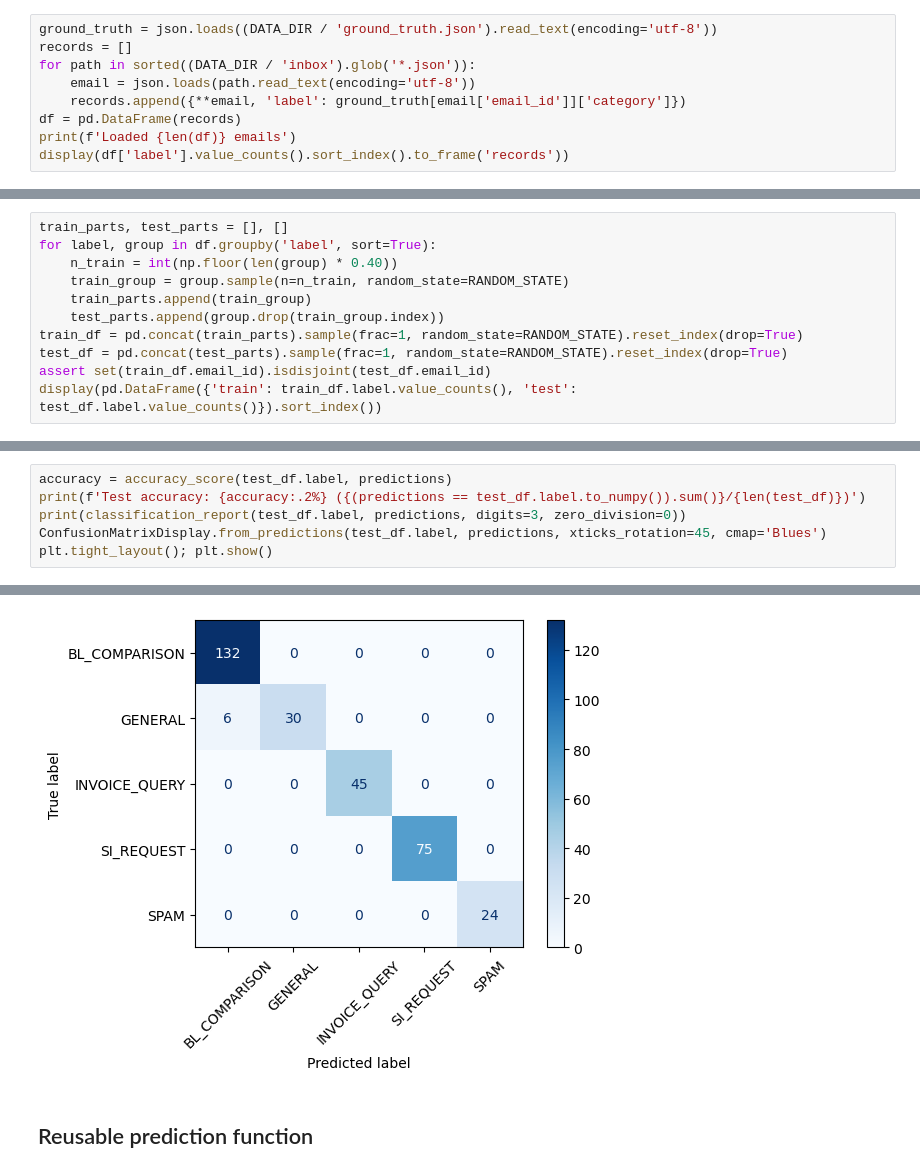
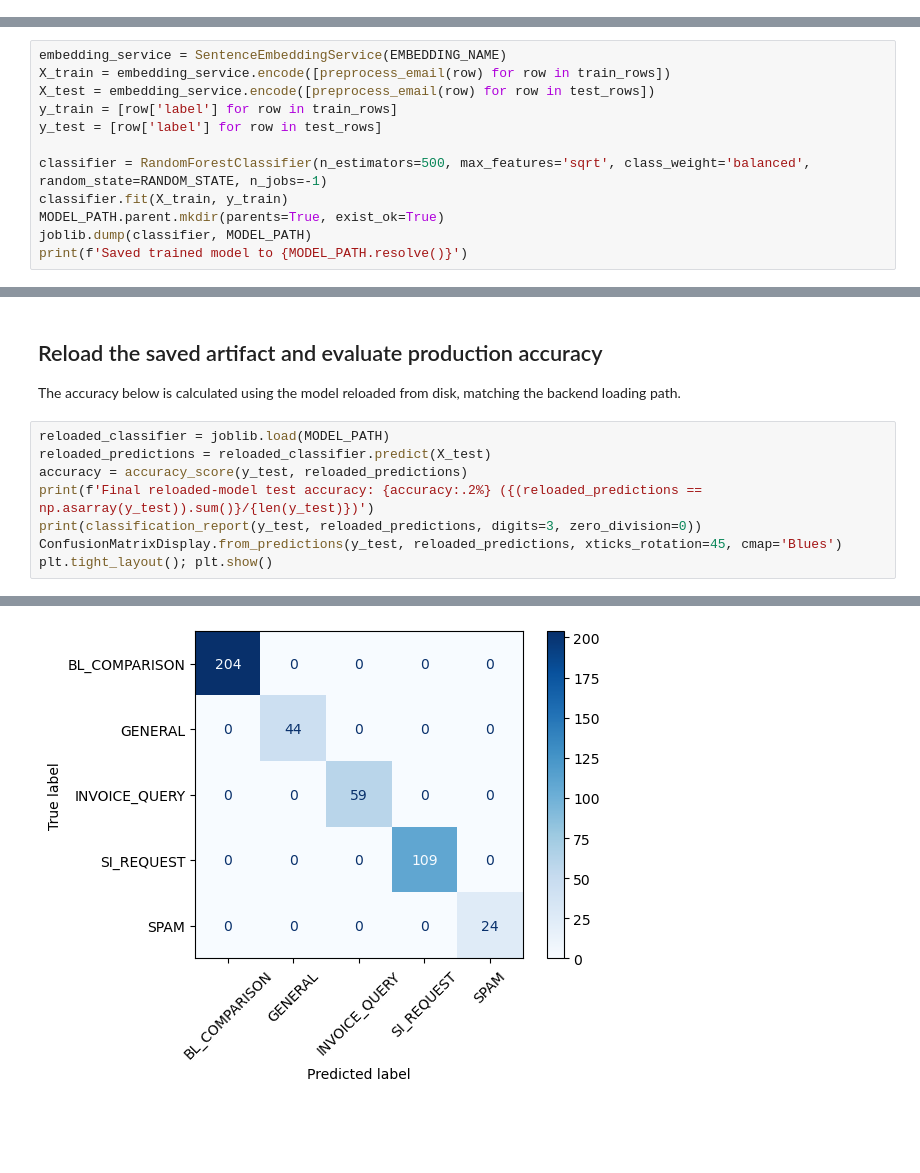
Before and after one commit to SGTK06/dareDEVils-AverisXMonash-Hackathon, a Jupyter notebook: classifier_playground.ipynb, the cells around one changed output, grey strips where cells are left out. Saved outputs shown, nothing was run; the diff lists cells and outputs as text; blank space fills up the shorter version.

```diff
--- a/classifier_playground.ipynb
+++ b/classifier_playground.ipynb
@@ -17,9 +20,0 @@ DATA_DIR = Path('data_v2')
-# %%
-ground_truth = json.loads((DATA_DIR / 'ground_truth.json').read_text(encoding='utf-8'))
-records = []
-for path in sorted((DATA_DIR / 'inbox').glob('*.json')):
-    email = json.loads(path.read_text(encoding='utf-8'))
-    records.append({**email, 'label': ground_truth[email['email_id']]['category']})
-df = pd.DataFrame(records)
-print(f'Loaded {len(df)} emails')
-display(df['label'].value_counts().sort_index().to_frame('records'))
@@ -61,11 +20,0 @@ Sampling is independent within each label. The test set is every remaining recor
-# %%
-train_parts, test_parts = [], []
-for label, group in df.groupby('label', sort=True):
-    n_train = int(np.floor(len(group) * 0.40))
-    train_group = group.sample(n=n_train, random_state=RANDOM_STATE)
-    train_parts.append(train_group)
-    test_parts.append(group.drop(train_group.index))
-train_df = pd.concat(train_parts).sample(frac=1, random_state=RANDOM_STATE).reset_index(drop=True)
-test_df = pd.concat(test_parts).sample(frac=1, random_state=RANDOM_STATE).reset_index(drop=True)
-assert set(train_df.email_id).isdisjoint(test_df.email_id)
-display(pd.DataFrame({'train': train_df.label.value_counts(), 'test': test_df.label.value_counts()}).sort_index())
@@ -92,0 +53,12 @@ Warning: You are sending unauthenticated requests to the HF Hub. Please set a HF
+# %%
+embedding_service = SentenceEmbeddingService(EMBEDDING_NAME)
+X_train = embedding_service.encode([preprocess_email(row) for row in train_rows])
+X_test = embedding_service.encode([preprocess_email(row) for row in test_rows])
+y_train = [row['label'] for row in train_rows]
+y_test = [row['label'] for row in test_rows]
+
+classifier = RandomForestClassifier(n_estimators=500, max_features='sqrt', class_weight='balanced', random_state=RANDOM_STATE, n_jobs=-1)
+classifier.fit(X_train, y_train)
+MODEL_PATH.parent.mkdir(parents=True, exist_ok=True)
+joblib.dump(classifier, MODEL_PATH)
+print(f'Saved trained model to {MODEL_PATH.resolve()}')
@@ -93,7 +68,13 @@ Warning: You are sending unauthenticated requests to the HF Hub. Please set a HF
+# %% [markdown]
+## Reload the saved artifact and evaluate production accuracy
+
+The accuracy below is calculated using the model reloaded from disk, matching the backend loading path.
 # %%
-accuracy = accuracy_score(test_df.label, predictions)
-print(f'Test accuracy: {accuracy:.2%} ({(predictions == test_df.label.to_numpy()).sum()}/{len(test_df)})')
-print(classification_report(test_df.label, predictions, digits=3, zero_division=0))
-ConfusionMatrixDisplay.from_predictions(test_df.label, predictions, xticks_rotation=45, cmap='Blues')
+reloaded_classifier = joblib.load(MODEL_PATH)
+reloaded_predictions = reloaded_classifier.predict(X_test)
+accuracy = accuracy_score(y_test, reloaded_predictions)
+print(f'Final reloaded-model test accuracy: {accuracy:.2%} ({(reloaded_predictions == np.asarray(y_test)).sum()}/{len(y_test)})')
+print(classification_report(y_test, reloaded_predictions, digits=3, zero_division=0))
+ConfusionMatrixDisplay.from_predictions(y_test, reloaded_predictions, xticks_rotation=45, cmap='Blues')
 plt.tight_layout(); plt.show()
 # %% [output]
@@ -112,3 +93 @@ INVOICE_QUERY      1.000     1.000     1.000        45
-[figure, old version]
+[figure, new version]
-# %% [markdown]
-## Reusable prediction function
```
Also changed, not shown: parts of 18 cells of this notebook, 19 other files.
